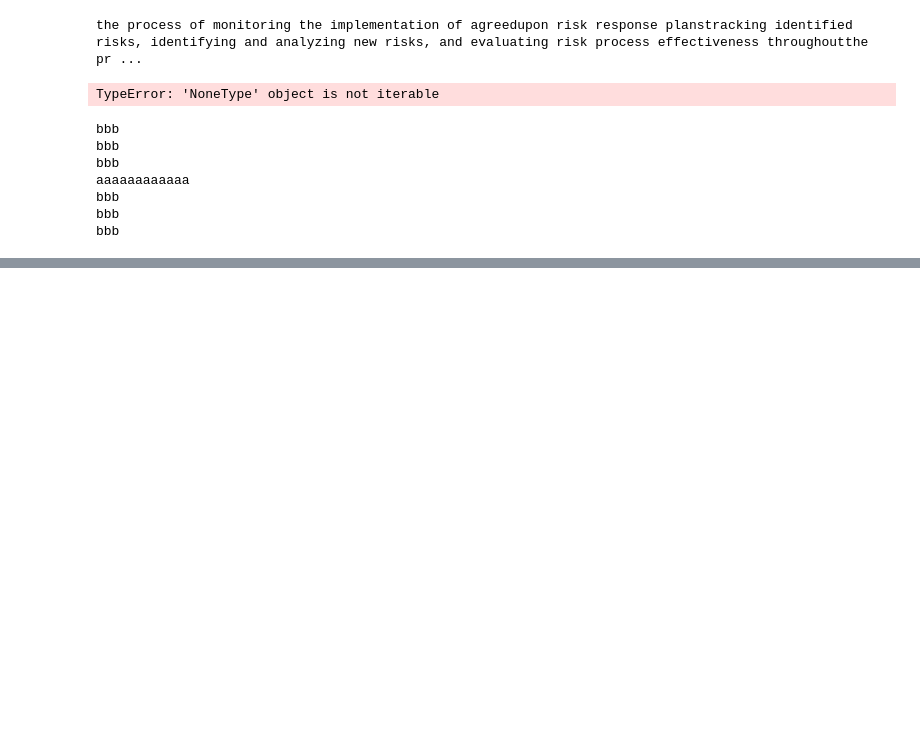
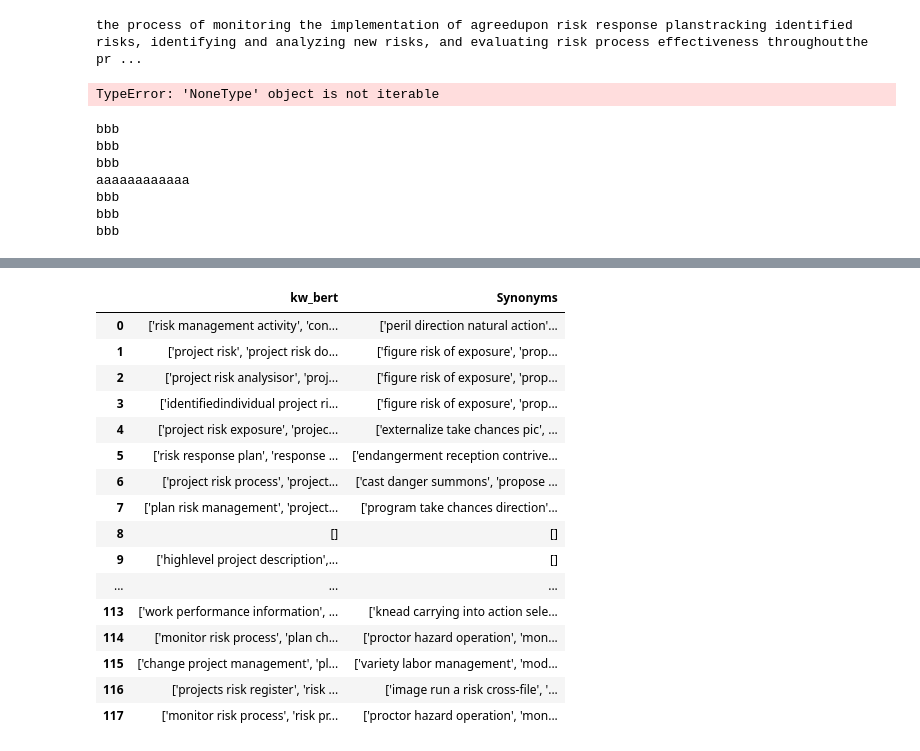
Before and after one commit to MohamedDhibi/ProjetAI, a Jupyter notebook: Locked.ipynb, the cells around one changed output, grey strips where cells are left out. Saved outputs shown, nothing was run; the diff lists cells and outputs as text; code cells hidden in the pictures; blank space fills up the shorter version.

```diff
--- a/Locked.ipynb
+++ b/Locked.ipynb
@@ -508,3 +508,14 @@ aaaaaaaaaaaa
 bbb
 bbb
 bbb
+# %%
+import pandas as pd
+
+# Replace 'syn.csv' with the actual path to your CSV file
+file_path = 'syn.csv'
+
+# Read the CSV file into a DataFrame
+df = pd.read_csv(file_path)
+
+# Display the DataFrame
+print(df)
@@ -510,0 +540,27 @@ bbb
+# %%
+new = df.loc[:, ["kw_bert", "Synonyms"]]
+# Set display options to show all rows and columns
+pd.set_option('display.max_rows', None)
+pd.set_option('display.max_columns', None)
+# Set display options to show full column width
+pd.set_option('display.max_colwidth', None)
+# %%
+new
+# %% [output]
+|  | kw_bert | Synonyms |
+| 0 | ['risk management activity', 'con... | ['peril direction natural action'... |
+| 1 | ['project risk', 'project risk do... | ['figure risk of exposure', 'prop... |
+| 2 | ['project risk analysisor', 'proj... | ['figure risk of exposure', 'prop... |
+| 3 | ['identifiedindividual project ri... | ['figure risk of exposure', 'prop... |
+| 4 | ['project risk exposure', 'projec... | ['externalize take chances pic', ... |
+| 5 | ['risk response plan', 'response ... | ['endangerment reception contrive... |
+| 6 | ['project risk process', 'project... | ['cast danger summons', 'propose ... |
+| 7 | ['plan risk management', 'project... | ['program take chances direction'... |
+| 8 | [] | [] |
+| 9 | ['highlevel project description',... | [] |
+| ... | ... | ... |
+| 113 | ['work performance information', ... | ['knead carrying into action sele... |
+| 114 | ['monitor risk process', 'plan ch... | ['proctor hazard operation', 'mon... |
+| 115 | ['change project management', 'pl... | ['variety labor management', 'mod... |
+| 116 | ['projects risk register', 'risk ... | ['image run a risk cross-file', '... |
+| 117 | ['monitor risk process', 'risk pr... | ['proctor hazard operation', 'mon... |
```
Also changed, not shown: parts of 1 cell of this notebook, 2 other files.
